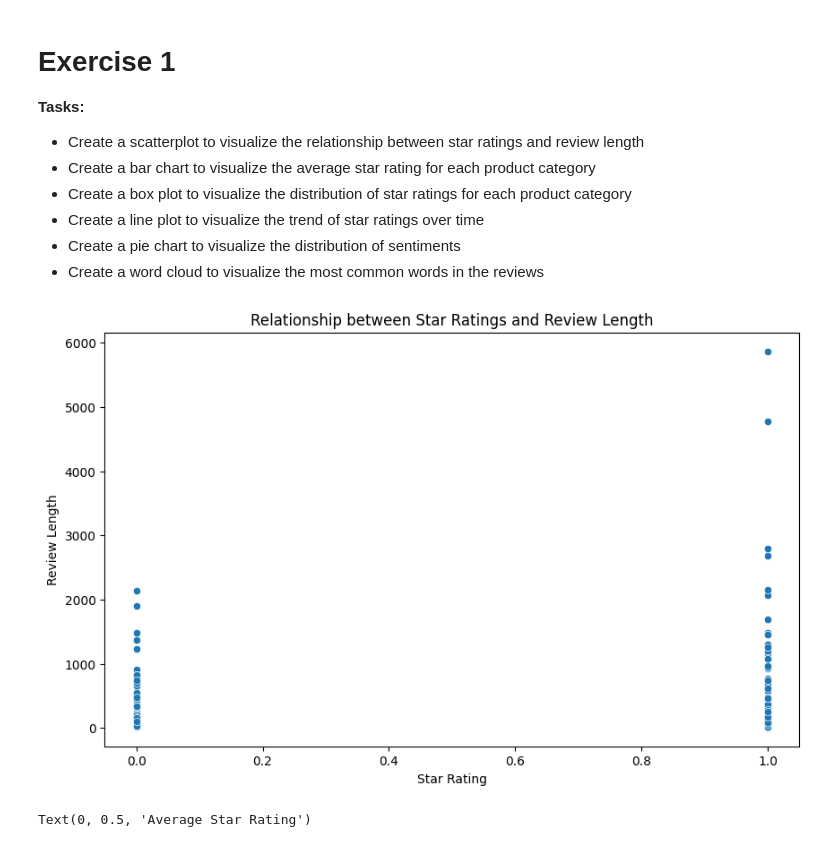
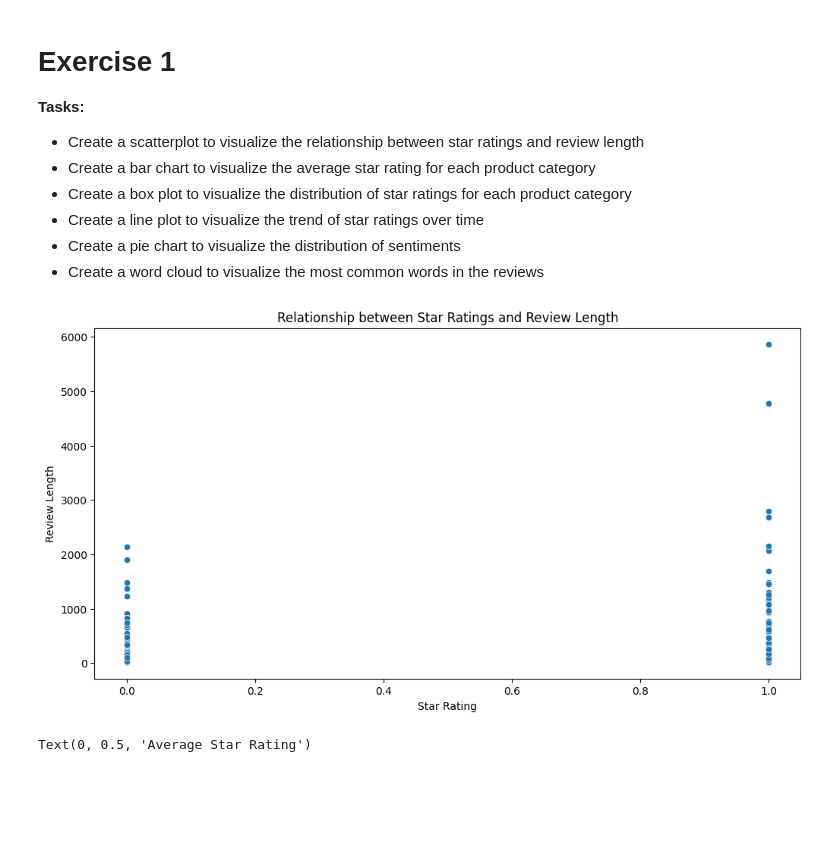
Before and after one commit to DuttaJasmine/OxPython4DataScience, a Jupyter notebook: 1. Data Exploration using Amazon book dataset.ipynb, the cells around one changed output. Cells and saved outputs as stored; diff of their text form; code cells hidden in the pictures; blank space fills up the shorter version.

```diff
--- a/1. Data Exploration using Amazon book dataset.ipynb
+++ b/1. Data Exploration using Amazon book dataset.ipynb
@@ -195,20 +193,15 @@ plt.show()
 - Create a pie chart to visualize the distribution of sentiments
 - Create a word cloud to visualize the most common words in the reviews
 # %%
-# Create a scatterplot to visualize the relationship between star ratings and review length
+#Create a scatterplot to visualize the relationship between star ratings and review length
+plt.figure(figsize=(12,6))
+sns.scatterplot(data=df, x='star_rating', y='review_body_length')
+plt.title('Relationship between Star Ratings and Review Length')
+plt.xlabel('Star Rating')
+plt.ylabel('Review Length')
+plt.show()
+# %% [output]
+[figure, added]
-# %%
-import seaborn as sns
-import matplotlib.pyplot as plt
-
-# Assuming your DataFrame is named 'df' and contains columns 'star_rating' and 'review_body_length'
-plt.figure(figsize=(10, 6))  # Adjust figure size as needed
-sns.scatterplot(data=df, x='star_rating', y='review_body_length')
-plt.title('Relationship between Star Ratings and Review Length')
-plt.xlabel('Star Rating')
-plt.ylabel('Review Length')
-plt.show()
-# %% [output]
-[figure, removed]
 # %%
 # Create a bar chart to visualize the average star rating for each product category
 avg_df = df.groupby('product_category')['star_rating'].mean().reset_index()
```
Also changed, not shown: parts of 4 cells of this notebook.
